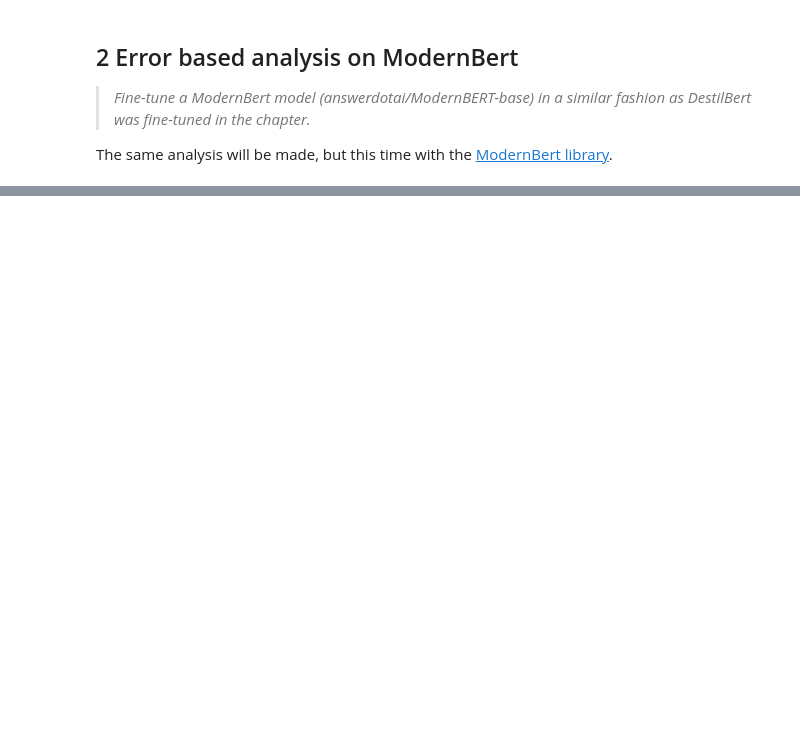
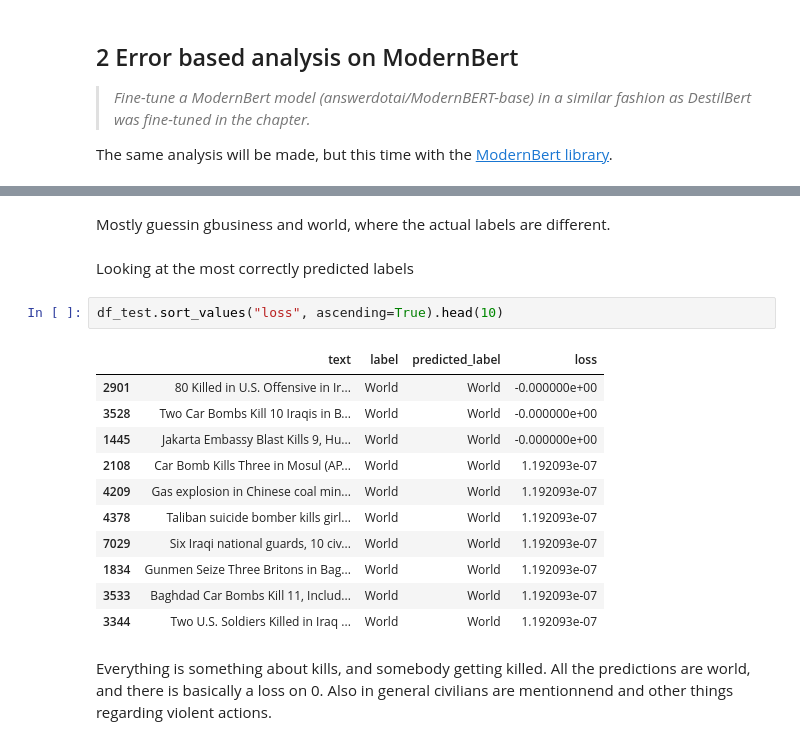
Before and after one commit to simon-mellergaard/GAI-with-LLMs, a Jupyter notebook: Project codes/question1.ipynb, the cells around one changed output, grey strips where cells are left out. Cells and saved outputs as stored; diff of their text form; blank space fills up the shorter version.

```diff
--- a/Project codes/question1.ipynb
+++ b/Project codes/question1.ipynb
@@ -243,0 +443,20 @@ The same analysis will be made, but this time with the [ModernBert library](http
+# %% [markdown]
+Mostly guessin gbusiness and world, where the actual labels are different.
+# %% [markdown]
+Looking at the most correctly predicted labels
+# %%
+df_test.sort_values("loss", ascending=True).head(10)
+# %% [output]
+|  | text | label | predicted_label | loss |
+| 2901 | 80 Killed in U.S. Offensive in Ir... | World | World | -0.000000e+00 |
+| 3528 | Two Car Bombs Kill 10 Iraqis in B... | World | World | -0.000000e+00 |
+| 1445 | Jakarta Embassy Blast Kills 9, Hu... | World | World | -0.000000e+00 |
+| 2108 | Car Bomb Kills Three in Mosul (AP... | World | World | 1.192093e-07 |
+| 4209 | Gas explosion in Chinese coal min... | World | World | 1.192093e-07 |
+| 4378 | Taliban suicide bomber kills girl... | World | World | 1.192093e-07 |
+| 7029 | Six Iraqi national guards, 10 civ... | World | World | 1.192093e-07 |
+| 1834 | Gunmen Seize Three Britons in Bag... | World | World | 1.192093e-07 |
+| 3533 | Baghdad Car Bombs Kill 11, Includ... | World | World | 1.192093e-07 |
+| 3344 | Two U.S. Soldiers Killed in Iraq ... | World | World | 1.192093e-07 |
+# %% [markdown]
+Everything is something about kills, and somebody getting killed. All the predictions are world, and there is basically a loss on 0. Also in general civilians are mentionnend and other things regarding violent actions.
```
Also changed, not shown: parts of 38 cells of this notebook.
